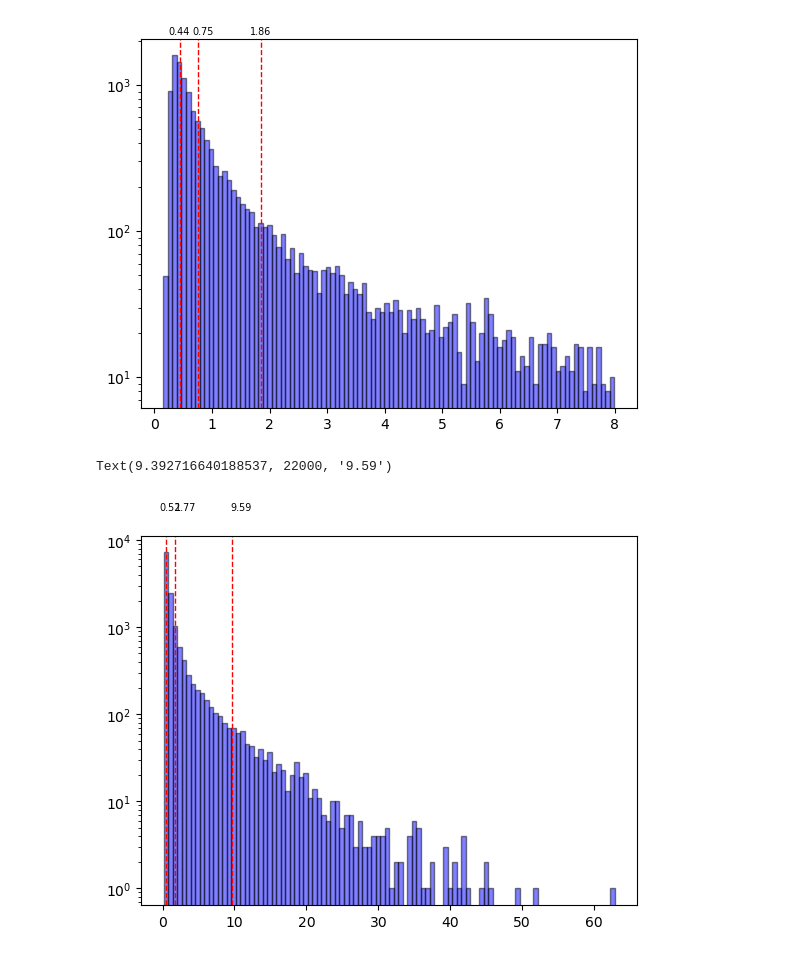
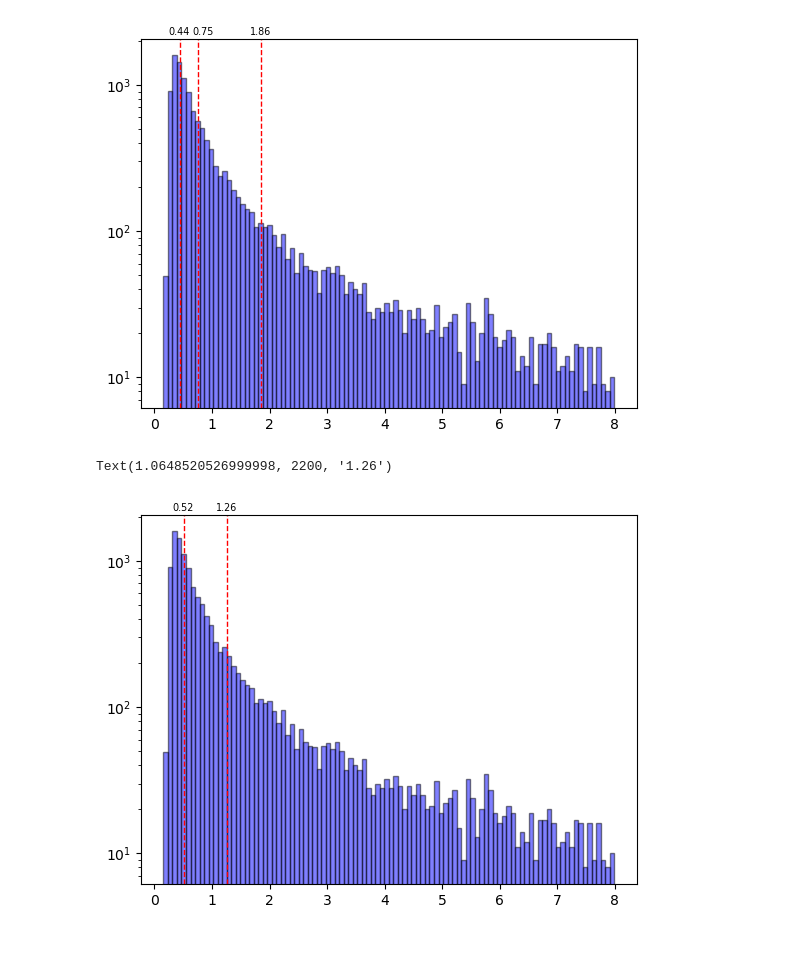
Before and after one commit to dev-jotape/predict_poverty_br, a Jupyter notebook: preprocessing/visualization.ipynb, the cells around one changed output. Saved outputs shown, nothing was run; the diff lists cells and outputs as text; code cells hidden in the pictures.

Commit message:
plot new distributions

```diff
--- a/preprocessing/visualization.ipynb
+++ b/preprocessing/visualization.ipynb
@@ -21,14 +21,21 @@ df
 | 13999 | 5204250 | Cachoeira Dourada | GO | -18.512501 | -49.470832 | 0.648533 | POINT (-49.4708322891 -18.5125007... | 0.023465 | 100.0 |
 14000 rows × 9 columns
 # %%
-final_list = df[df['radiance'] < 8]
+filtered = df[df['radiance'] < 8]
+
 num_bins = 100
-plt.hist(final_list['radiance'], bins=num_bins, alpha=0.5, color='b', edgecolor='black')
+plt.hist(filtered['radiance'], bins=num_bins, alpha=0.5, color='b', edgecolor='black')
 plt.yscale('log')
 # %% [output]
 [figure]
 # %%
 p25 = df['radiance'].quantile(0.25)
+p33 = df['radiance'].quantile(0.3333)
 p50 = df['radiance'].quantile(0.5)
+p66 = df['radiance'].quantile(0.6666)
 p75 = df['radiance'].quantile(0.75)
-# print(df['radiance'].quantile(0.25))
+print('p25 => ', p25)
+print('p33 => ', p33)
+print('p50 => ', p50)
+print('p66 => ', p66)
+print('p75 => ', p75)
@@ -47,23 +60,14 @@ plt.text(p75-0.2, 2200, "{:.2f}".format(p75), fontsize='x-small')
 Text(1.656710875, 2200, '1.86')
 [figure]
 # %%
-mixture = GaussianMixture(n_components=3).fit(np.array(df['radiance']).reshape(-1, 1))
-means_hat = np.sort(mixture.means_.flatten())
-means_hat
-gmm1 = means_hat[0]
-gmm2 = means_hat[1]
-gmm3 = means_hat[2]
+num_bins = 100
+plt.hist(filtered['radiance'], bins=num_bins, alpha=0.5, color='b', edgecolor='black')
+plt.yscale('log')
+plt.axvline(p33, color='r', linestyle='dashed', linewidth=1)
+plt.axvline(p66, color='r', linestyle='dashed', linewidth=1)
 
-num_bins = 100
-plt.hist(df['radiance'], bins=num_bins, alpha=0.5, color='b', edgecolor='black')
-plt.yscale('log')
-plt.axvline(gmm1, color='r', linestyle='dashed', linewidth=1)
-plt.axvline(gmm2, color='r', linestyle='dashed', linewidth=1)
-plt.axvline(gmm3, color='r', linestyle='dashed', linewidth=1)
-
-plt.text(gmm1-1, 22000, "{:.2f}".format(gmm1), fontsize='x-small')
-plt.text(gmm2, 22000, "{:.2f}".format(gmm2), fontsize='x-small')
-plt.text(gmm3-0.2, 22000, "{:.2f}".format(gmm3), fontsize='x-small')
+plt.text(p33-0.2, 2200, "{:.2f}".format(p33), fontsize='x-small')
+plt.text(p66-0.2, 2200, "{:.2f}".format(p66), fontsize='x-small')
 # %% [output]
-Text(9.392716640188537, 22000, '9.59')
+Text(1.0648520526999998, 2200, '1.26')
-[figure, old version]
+[figure, new version]
```
Also changed, not shown: parts of 4 cells of this notebook, 6 other files.
